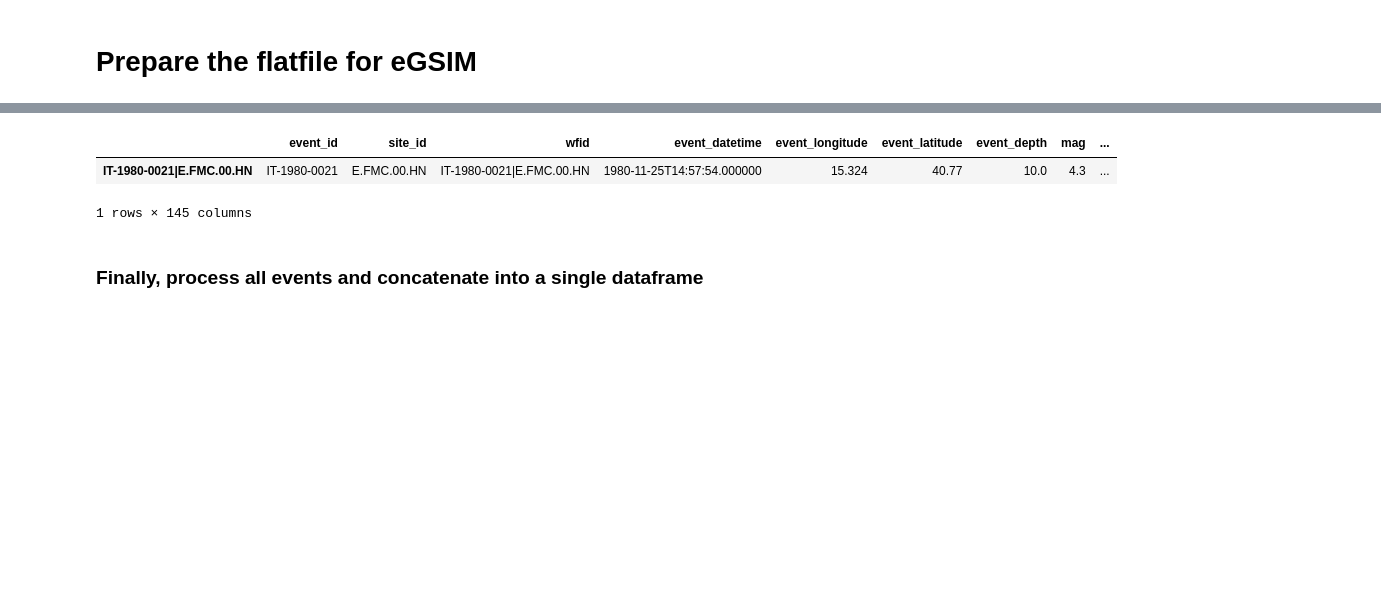
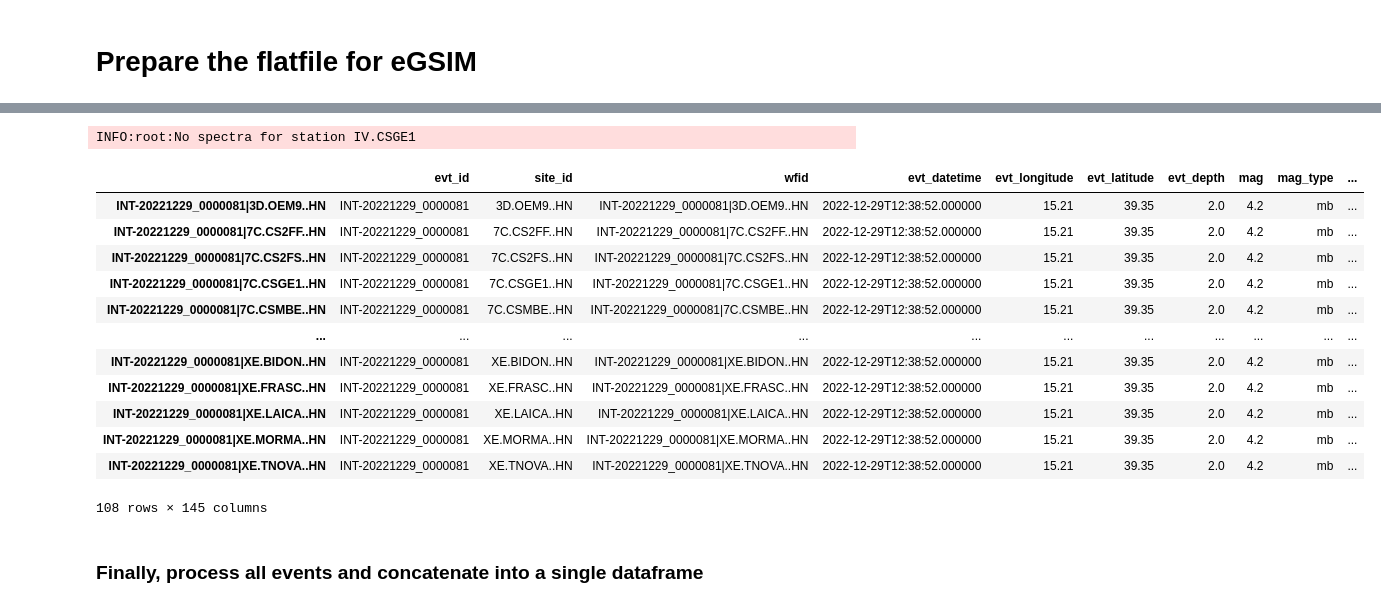
Before and after one commit to earthquake-ground-motion/GEOINQUIRE-Messina-2026, a Jupyter notebook: notebooks/ESM and eGSIM - Data Download and Flatfile Preparation.ipynb, the cells around one changed output, grey strips where cells are left out. Drawn from its saved outputs; the diff is of its cells as text; code cells hidden in the pictures; blank space fills up the shorter version.

```diff
--- a/notebooks/ESM and eGSIM - Data Download and Flatfile Preparation.ipynb
+++ b/notebooks/ESM and eGSIM - Data Download and Flatfile Preparation.ipynb
@@ -163,11 +184,11 @@ def build_source_information_table(catalogue: obspy.core.event.catalog.Catalog)
         pref_mag = event.preferred_magnitude()
         pref_foc_mech = event.preferred_focal_mechanism()
         event_source = {
-            "event_id": event_id,
-            "event_datetime": str(pref_origin.time).replace("Z", ""),
-            "event_longitude": pref_origin.longitude,
-            "event_latitude": pref_origin.latitude,
-            "event_depth": pref_origin.depth,
+            "evt_id": event_id,
+            "evt_datetime": str(pref_origin.time).replace("Z", ""),
+            "evt_longitude": pref_origin.longitude,
+            "evt_latitude": pref_origin.latitude,
+            "evt_depth": pref_origin.depth,
             "origin_author": pref_origin.creation_info.author,
             "mag": pref_mag.mag,
             "mag_type": pref_mag.magnitude_type,
@@ -198,7 +219,7 @@ def build_source_information_table(catalogue: obspy.core.event.catalog.Catalog)
                     event_source["rake_2"] = npls.nodal_plane_2.rake
         source_info[event_id] = pd.Series(event_source)
     source_table = pd.DataFrame(source_info).T
-    source_table.sort_values("event_datetime", inplace=True)
+    source_table.sort_values("evt_datetime", inplace=True)
     return source_table
 # %%
 source_table = build_source_information_table(event_catalogue)
@@ -533,7 +660,7 @@ def get_intensity_measures_for_station(
     ims = {}
     # Get the individual peak intensity measures from the acceleration time-series
     for wvf in wvfs:
-        if wvf.endswith("acc_mp"):
+        if wvf.endswith("acc_mp") or wvf.endswith("acc_ap"):
             wv_id = wvf.split("__")[0]
             network, station, location, channel = wv_id.upper().split(".")
             accel = fle[f"Waveforms/{stn}/{wvf}"][:]
@@ -564,6 +691,10 @@ def get_intensity_measures_for_station(
 
     # Get the as-recorded geometric mean (for the current example)
     horizontal_ims = {}
+    if ("E" not in ims) and ("1" in ims):
+        ims["E"] = ims.pop("1")
+    if ("N" not in ims) and ("2" in ims):
+        ims["N"] = ims.pop("2")
     for i_m in list(ims["E"]):
         horizontal_ims[i_m] = np.sqrt(float(ims["E"][i_m]) * float(ims["N"][i_m]))
     return horizontal_ims, ims
@@ -649,7 +780,7 @@ def parse_event_asdf_to_dataframe(
         folder = list(fle[f"AuxiliaryData/Headers/{stn_id}"])[0]
         attrs = fle[f"AuxiliaryData/Headers/{stn_id}/{folder}"].attrs
         network, station, location, instrument = attrs["network"], attrs["station_code"],\
-             attrs["location"], attrs["instrument"]
+             attrs["location"], attrs["stream"][:-1]
         site_id = ".".join([network, station, location, instrument])
 
         # Get station xml data
@@ -667,9 +798,9 @@ def parse_event_asdf_to_dataframe(
         elif attrs["vs30_m_s_from_topography"]:
             vs30 = float(attrs["vs30_m_s_from_topography"])
             vs30measured = False
-        elif attrs["vs30_m_s_from_geology"]:  # N.B. this is removed in ESM v3.0
-            vs30 = float(attrs["vs30_m_s_from_geology"])
-            vs30measured = False
+        # elif attrs["vs30_m_s_from_geology"]:  # N.B. this is removed in ESM v3.0
+        #     vs30 = float(attrs["vs30_m_s_from_geology"])
+        #     vs30measured = False
         else:
             vs30 = np.nan
             vs30measured = False
@@ -681,14 +812,14 @@ def parse_event_asdf_to_dataframe(
         rrup = float(attrs["rupture_distance_km"]) if attrs["rupture_distance_km"] else rhypo
 
         metadata = {
-            "event_id": event_id,
+            "evt_id": event_id,
             "site_id": site_id,
             "wfid": wfid,
             # Event metadata
-            "event_datetime": str(event_source_table["event_datetime"]),
-            "event_longitude": event_source_table["event_longitude"],
-            "event_latitude": event_source_table["event_latitude"],
-            "event_depth": event_source_table["event_depth"],
+            "evt_datetime": str(event_source_table["evt_datetime"]),
+            "evt_longitude": event_source_table["evt_longitude"],
+            "evt_latitude": event_source_table["evt_latitude"],
+            "evt_depth": event_source_table["evt_depth"],
             "mag": event_source_table["mag"],
             "mag_type": event_source_table["mag_type"],
             "strike": foc_mech["strike"],
@@ -726,18 +857,29 @@ def parse_event_asdf_to_dataframe(
     return pd.DataFrame(flatfile_event).T
 # %%
 # Show what the event dataframe looks like
-ev_id = "IT-1980-0021"
+ev_id = "INT-20221229_0000081"
 df = parse_event_asdf_to_dataframe(
     ev_id,
     f"./data/esm_waveforms/{ev_id}.hdf5",
     source_table.loc[ev_id],
 
 )
 df
 # %% [output]
+INFO:root:No spectra for station IV.CSGE1
-|  | event_id | site_id | wfid | event_datetime | event_longitude | event_latitude | event_depth | mag | ... |
-| IT-1980-0021|E.FMC.00.HN | IT-1980-0021 | E.FMC.00.HN | IT-1980-0021|E.FMC.00.HN | 1980-11-25T14:57:54.000000 | 15.324 | 40.77 | 10.0 | 4.3 | ... |
+|  | evt_id | site_id | wfid | evt_datetime | evt_longitude | evt_latitude | evt_depth | mag | mag_type | ... |
+| INT-20221229_0000081|3D.OEM9..HN | INT-20221229_0000081 | 3D.OEM9..HN | INT-20221229_0000081|3D.OEM9..HN | 2022-12-29T12:38:52.000000 | 15.21 | 39.35 | 2.0 | 4.2 | mb | ... |
+| INT-20221229_0000081|7C.CS2FF..HN | INT-20221229_0000081 | 7C.CS2FF..HN | INT-20221229_0000081|7C.CS2FF..HN | 2022-12-29T12:38:52.000000 | 15.21 | 39.35 | 2.0 | 4.2 | mb | ... |
+| INT-20221229_0000081|7C.CS2FS..HN | INT-20221229_0000081 | 7C.CS2FS..HN | INT-20221229_0000081|7C.CS2FS..HN | 2022-12-29T12:38:52.000000 | 15.21 | 39.35 | 2.0 | 4.2 | mb | ... |
+| INT-20221229_0000081|7C.CSGE1..HN | INT-20221229_0000081 | 7C.CSGE1..HN | INT-20221229_0000081|7C.CSGE1..HN | 2022-12-29T12:38:52.000000 | 15.21 | 39.35 | 2.0 | 4.2 | mb | ... |
+| INT-20221229_0000081|7C.CSMBE..HN | INT-20221229_0000081 | 7C.CSMBE..HN | INT-20221229_0000081|7C.CSMBE..HN | 2022-12-29T12:38:52.000000 | 15.21 | 39.35 | 2.0 | 4.2 | mb | ... |
+| ... | ... | ... | ... | ... | ... | ... | ... | ... | ... | ... |
+| INT-20221229_0000081|XE.BIDON..HN | INT-20221229_0000081 | XE.BIDON..HN | INT-20221229_0000081|XE.BIDON..HN | 2022-12-29T12:38:52.000000 | 15.21 | 39.35 | 2.0 | 4.2 | mb | ... |
+| INT-20221229_0000081|XE.FRASC..HN | INT-20221229_0000081 | XE.FRASC..HN | INT-20221229_0000081|XE.FRASC..HN | 2022-12-29T12:38:52.000000 | 15.21 | 39.35 | 2.0 | 4.2 | mb | ... |
+| INT-20221229_0000081|XE.LAICA..HN | INT-20221229_0000081 | XE.LAICA..HN | INT-20221229_0000081|XE.LAICA..HN | 2022-12-29T12:38:52.000000 | 15.21 | 39.35 | 2.0 | 4.2 | mb | ... |
+| INT-20221229_0000081|XE.MORMA..HN | INT-20221229_0000081 | XE.MORMA..HN | INT-20221229_0000081|XE.MORMA..HN | 2022-12-29T12:38:52.000000 | 15.21 | 39.35 | 2.0 | 4.2 | mb | ... |
+| INT-20221229_0000081|XE.TNOVA..HN | INT-20221229_0000081 | XE.TNOVA..HN | INT-20221229_0000081|XE.TNOVA..HN | 2022-12-29T12:38:52.000000 | 15.21 | 39.35 | 2.0 | 4.2 | mb | ... |
-1 rows × 145 columns
+108 rows × 145 columns
 # %% [markdown]
 ### Finally, process all events and concatenate into a single dataframe
 # %%
```
Also changed, not shown: parts of 19 cells of this notebook, 7 other files.
